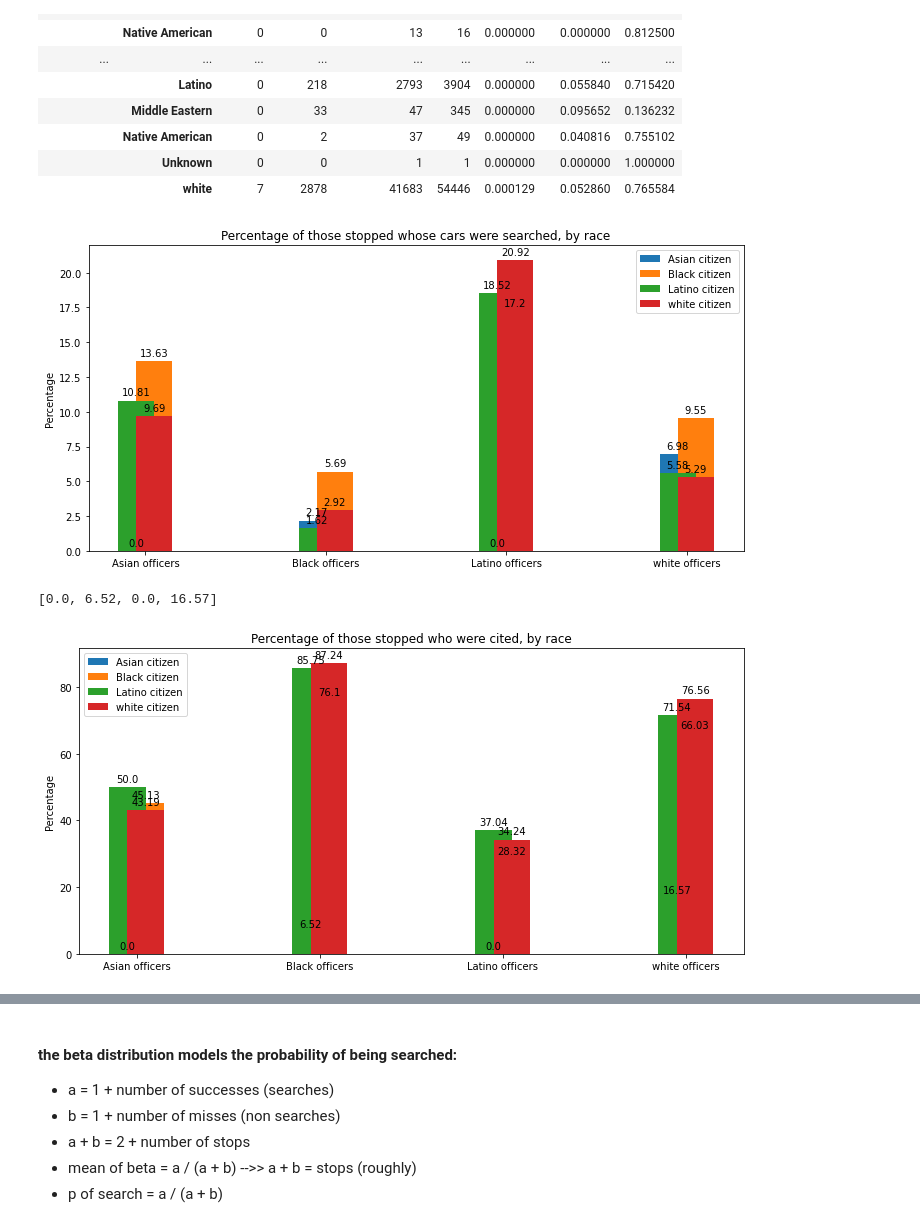
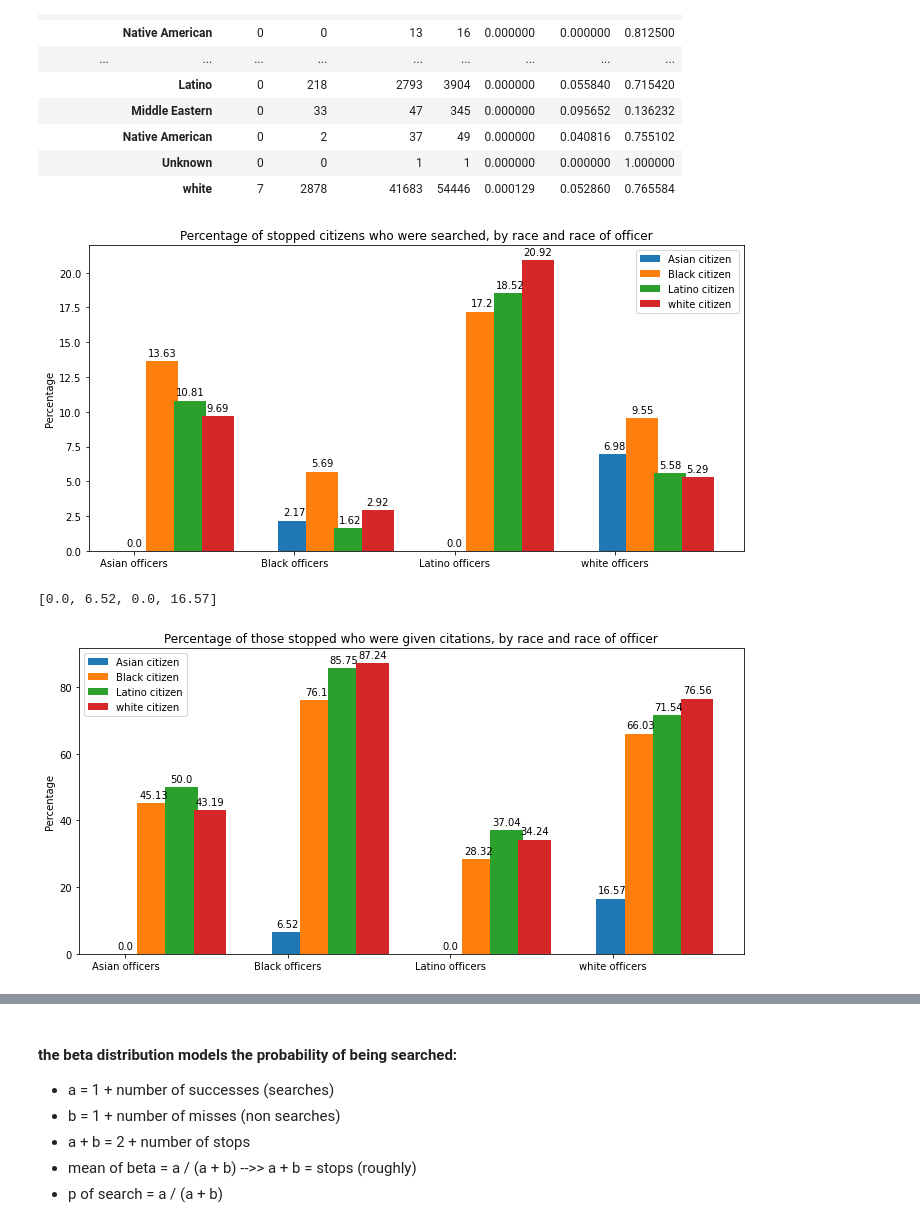
Before and after one commit to henryhoenig/race_louisville_traffic_stops, a Jupyter notebook: exploring_data.ipynb, the cells around one changed output, grey strips where cells are left out. Saved outputs shown, nothing was run; the diff lists cells and outputs as text; code cells hidden in the pictures.

```diff
--- a/exploring_data.ipynb
+++ b/exploring_data.ipynb
@@ -110,14 +135,15 @@ pct_ethnicity_cited = [overview.loc['Asian', '% ethnicity cited'], overview.loc[
 # %%
-labels = ['Asian', 'Black', 'Latino', 'white']
+labels = ['Searched', 'Cited']
 
 x = np.arange(len(labels))  # the label locations
 width = 0.2  # the width of the bars
-
+spacing = 0.52
 
 fig, ax = plt.subplots(figsize=(10,5))
-rects1 = ax.bar(x - width/2, pct_ethnicity_searched, width, label='% of group searched')
-rects2 = ax.bar(x + width/2, pct_ethnicity_cited, width, label='% of group cited')
-
+rects1 = ax.bar(x, pct_Asian, width, label='Asian')
+rects2 = ax.bar(x + spacing/3, pct_Black, width, label='Black')
+rects3 = ax.bar(x + (2*spacing)/3, pct_Latino, width, label='Latino')
+rects4 = ax.bar(x + spacing, pct_white, width, label='white')
 
 # Add some text for labels, title and custom x-axis tick labels, etc.
 ax.set_ylabel('Percentage')
@@ -191,18 +217,18 @@ white = [Asian_officer_pct_search[4], Black_officer_pct_search[6], Latino_office
 
 x = np.arange(len(labels))  # the label locations
 width = 0.2  # the width of the bars
-
+spacing = 0.52
 
 fig, ax = plt.subplots(figsize=(10,5))
-rects1 = ax.bar(x - width/4, Asian, width, label='Asian citizen')
-rects2 = ax.bar(x + width/4, Black, width, label='Black citizen')
-rects3 = ax.bar(x - width/4, Latino, width, label='Latino citizen')
-rects4 = ax.bar(x + width/4, white, width, label='white citizen')
+rects1 = ax.bar(x, Asian, width, label='Asian citizen')
+rects2 = ax.bar(x + spacing/3, Black, width, label='Black citizen')
+rects3 = ax.bar(x + (2*spacing)/3, Latino, width, label='Latino citizen')
+rects4 = ax.bar(x + spacing, white, width, label='white citizen')
 
 
 # Add some text for labels, title and custom x-axis tick labels, etc.
 ax.set_ylabel('Percentage')
-ax.set_title('Percentage of those stopped whose cars were searched, by race')
+ax.set_title('Percentage of stopped citizens who were searched, by race and race of officer')
 ax.set_xticks(x)
 ax.set_xticklabels(labels)
 ax.legend()
@@ -228,7 +254,7 @@ autolabel(rects4)
 fig.tight_layout()
 plt.show()
 # %% [output]
-[figure, old version]
+[figure, new version]
 # %%
 Asian_officer_pct_cited = (overview_3.loc['Asian', '% cited'] * 100).round(2)
 Black_officer_pct_cited = (overview_3.loc['Black', '% cited'] * 100).round(2)
@@ -247,41 +273,41 @@ white = [Asian_officer_pct_cited[4], Black_officer_pct_cited[6], Latino_officer_
 
 x = np.arange(len(labels))  # the label locations
 width = 0.2  # the width of the bars
-
+spacing = 0.52
 
 fig, ax = plt.subplots(figsize=(10,5))
-rects1 = ax.bar(x - width/4, Asian, width, label='Asian citizen')
-rects2 = ax.bar(x + width/4, Black, width, label='Black citizen')
-rects3 = ax.bar(x - width/4, Latino, width, label='Latino citizen')
-rects4 = ax.bar(x + width/4, white, width, label='white citizen')
+rects1 = ax.bar(x, Asian, width, label='Asian citizen')
+rects2 = ax.bar(x + spacing/3, Black, width, label='Black citizen')
+rects3 = ax.bar(x + (2*spacing)/3, Latino, width, label='Latino citizen')
+rects4 = ax.bar(x + spacing, white, width, label='white citizen')
 
 
 # Add some text for labels, title and custom x-axis tick labels, etc.
 ax.set_ylabel('Percentage')
-ax.set_title('Percentage of those stopped who were cited, by race')
+ax.set_title('Percentage of those stopped who were given citations, by race and race of officer')
 ax.set_xticks(x)
 ax.set_xticklabels(labels)
 ax.legend()
 
 
 def autolabel(rects):
     """Attach a text label above each bar in *rects*, displaying its height."""
     for rect in rects:
         height = rect.get_height()
         ax.annotate('{}'.format(height),
                     xy=(rect.get_x() + rect.get_width() / 2, height),
                     xytext=(0, 3),  # 3 points vertical offset
                     textcoords="offset points",
                     ha='center', va='bottom')
 
 
 autolabel(rects1)
 autolabel(rects2)
 autolabel(rects3)
 autolabel(rects4)
 
 #fig.tight_layout(w_pad=2)
 fig.tight_layout()
 plt.show()
 # %% [output]
-[figure, old version]
+[figure, new version]
```
Also changed, not shown: parts of 36 cells of this notebook.
